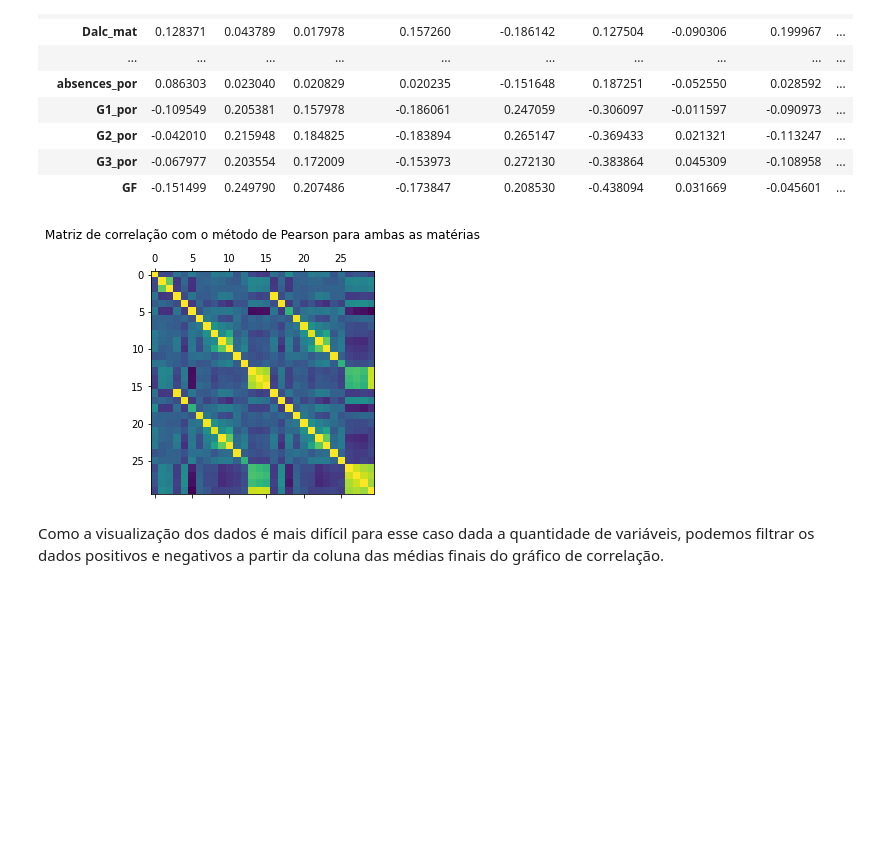
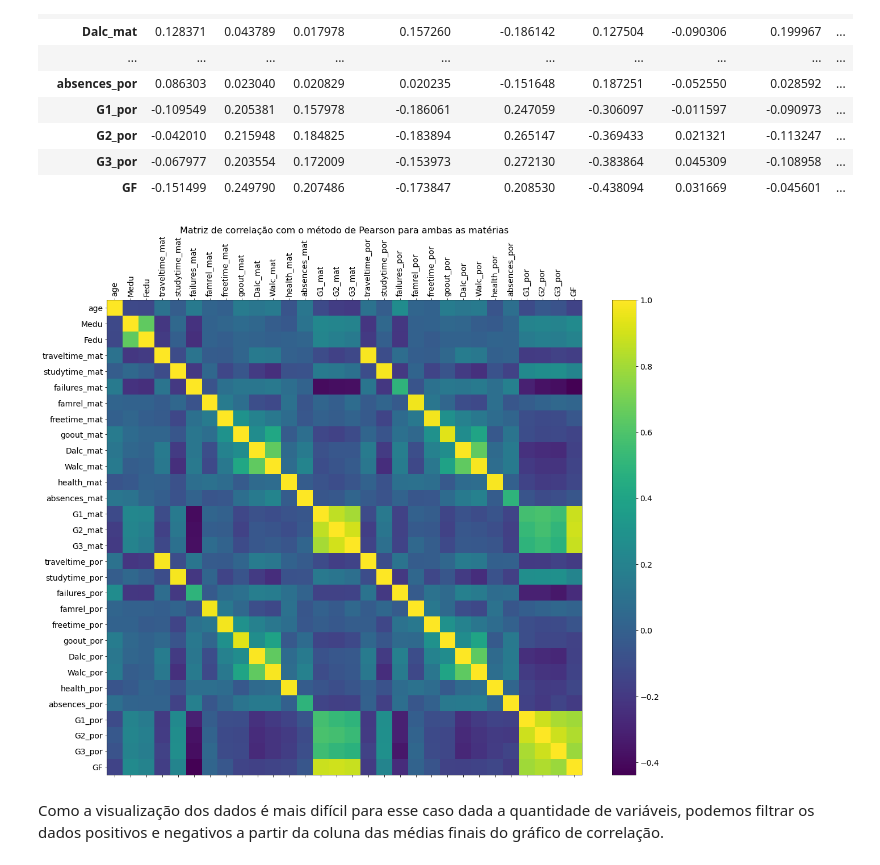
Before and after one commit to shl0mo/DataAnalysis_Students-Pandas, a Jupyter notebook: Estudantes.ipynb, the cells around one changed output. Saved outputs shown, nothing was run; the diff lists cells and outputs as text; code cells hidden in the pictures; blank space fills up the shorter version.

```diff
--- a/Estudantes.ipynb
+++ b/Estudantes.ipynb
@@ -343,4 +345,13 @@ corr_mat
 | G1 | -0.064081 | 0.205341 | 0.190270 | -0.093040 | 0.160612 | -0.354718 | 0.022168 | 0.012613 | -0.149104 | -0.094159 | ... |
 | G2 | -0.143474 | 0.215527 | 0.164893 | -0.153198 | 0.135880 | -0.355896 | -0.018281 | -0.013777 | -0.162250 | -0.064120 | ... |
 | G3 | -0.161579 | 0.217147 | 0.152457 | -0.117142 | 0.097820 | -0.360415 | 0.051363 | 0.011307 | -0.132791 | -0.054660 | ... |
+# %%
+def plota_matriz_corr(df, metodo, legenda):
+  f = plt.figure(figsize=(19, 15))
+  plt.matshow(df.corr(method = metodo), fignum=f.number)
+  plt.xticks(range(df.select_dtypes(['number']).shape[1]), df.select_dtypes(['number']).columns, fontsize=14, rotation=90)
+  plt.yticks(range(df.select_dtypes(['number']).shape[1]), df.select_dtypes(['number']).columns, fontsize=14)
+  cb = plt.colorbar()
+  cb.ax.tick_params(labelsize=14)
+  plt.title(legenda, fontsize=16);
 # %%
@@ -428,11 +436,10 @@ corr_df
 | G3_por | -0.067977 | 0.203554 | 0.172009 | -0.153973 | 0.272130 | -0.383864 | 0.045309 | -0.108958 | ... |
 | GF | -0.151499 | 0.249790 | 0.207486 | -0.173847 | 0.208530 | -0.438094 | 0.031669 | -0.045601 | ... |
 # %%
-plt.matshow(corr_df)
-plt.title('Matriz de correlação com o método de Pearson para ambas as matérias\n');
-plt.show()
+legenda = 'Matriz de correlação com o método de Pearson para ambas as matérias\n\n\n\n'
+plota_matriz_corr(df, 'pearson', legenda)
 # %% [output]
-[figure, old version]
+[figure, new version]
 # %% [markdown]
 Como a visualização dos dados é mais difícil para esse caso dada a quantidade de variáveis, podemos filtrar os dados positivos e negativos a partir da coluna das médias finais do gráfico de correlação.
 # %% [markdown]
```
Also changed, not shown: parts of 27 cells of this notebook.
